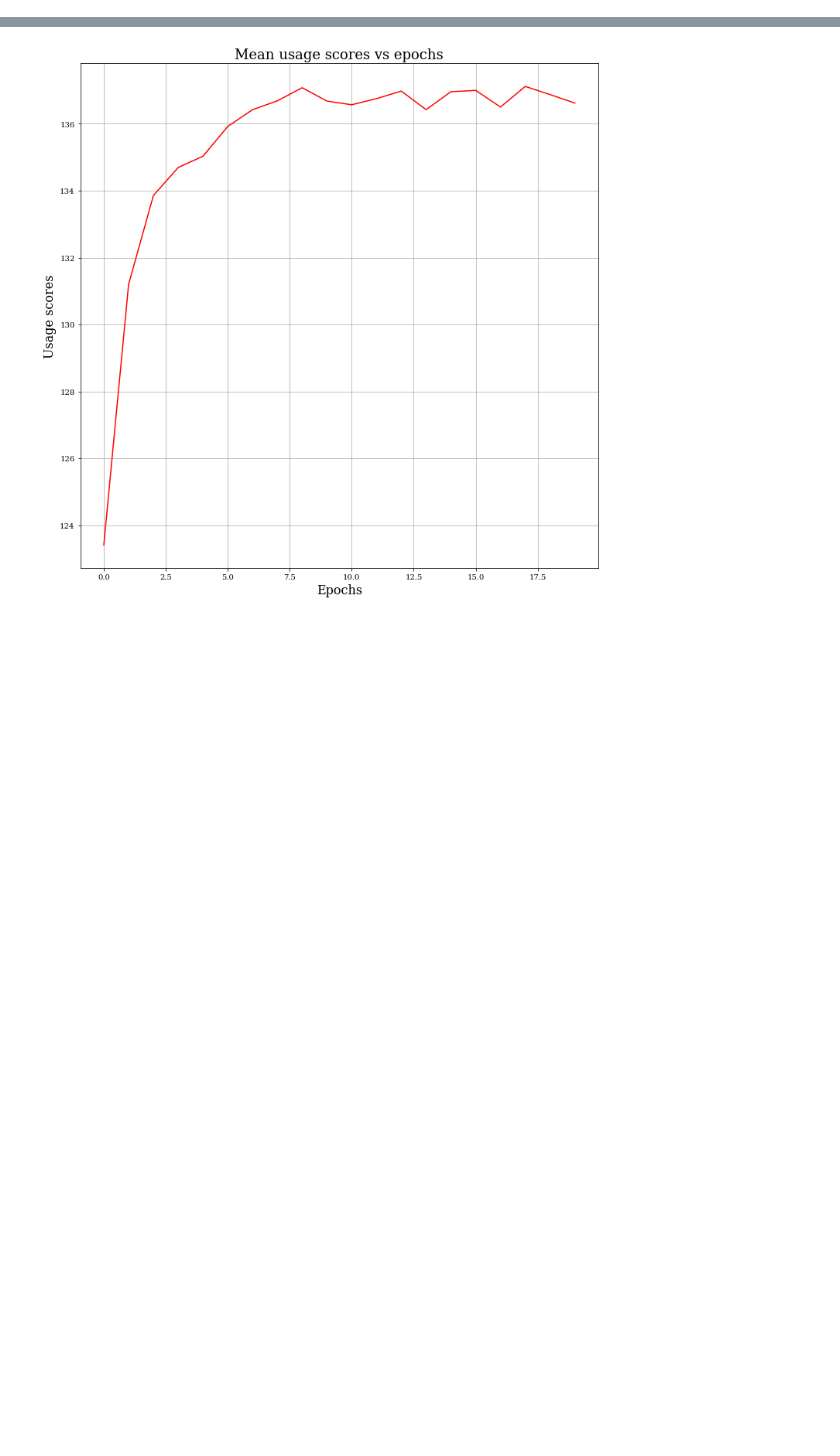
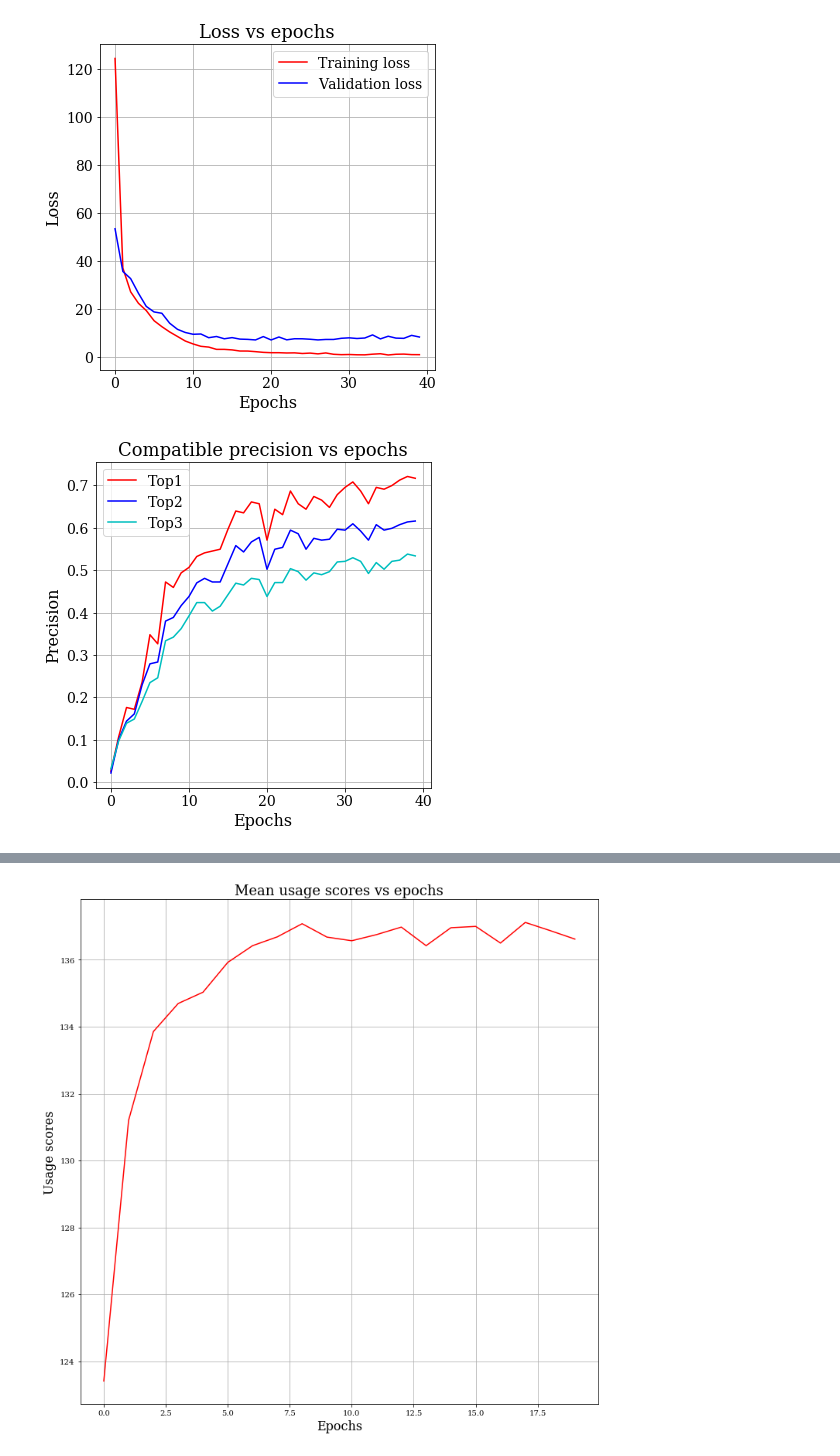
Before and after one commit to anuprulez/similar_galaxy_workflow, a Jupyter notebook: plot_losses_precision.ipynb, the cells around one changed output, grey strips where cells are left out. Drawn from its saved outputs; the diff is of its cells as text; code cells hidden in the pictures; blank space fills up the shorter version.

Commit message:
Add plots for custom loss function

```diff
--- a/plot_losses_precision.ipynb
+++ b/plot_losses_precision.ipynb
@@ -95,0 +74,17 @@ plot_hist(top3_compatible_precision, "Precision vs epochs", "Epochs", "Precision
+# %%
+tr_loss_path = 'data/rnn_custom_loss/train_loss.txt'
+val_loss_path = 'data/rnn_custom_loss/validation_loss.txt'
+precision_path = 'data/rnn_custom_loss/precision.txt'
+
+#Training loss
+tr_loss = read_file(tr_loss_path)
+#Test loss
+te_loss = read_file(val_loss_path)
+
+plot_hist_two_lines(tr_loss, te_loss, "Loss vs epochs", "Epochs", "Loss", ['Training loss', 'Validation loss'])
+
+top1_p, top2_p, top3_p = extract_precision(precision_path)
+plot_hist_three_lines(top1_p, top2_p, top3_p, "Compatible precision vs epochs", "Epochs", "Precision", ['Top1', 'Top2', 'Top3'])
+# %% [output]
+[figure, added]
+[figure, added]
```
Also changed, not shown: parts of 4 cells of this notebook.
